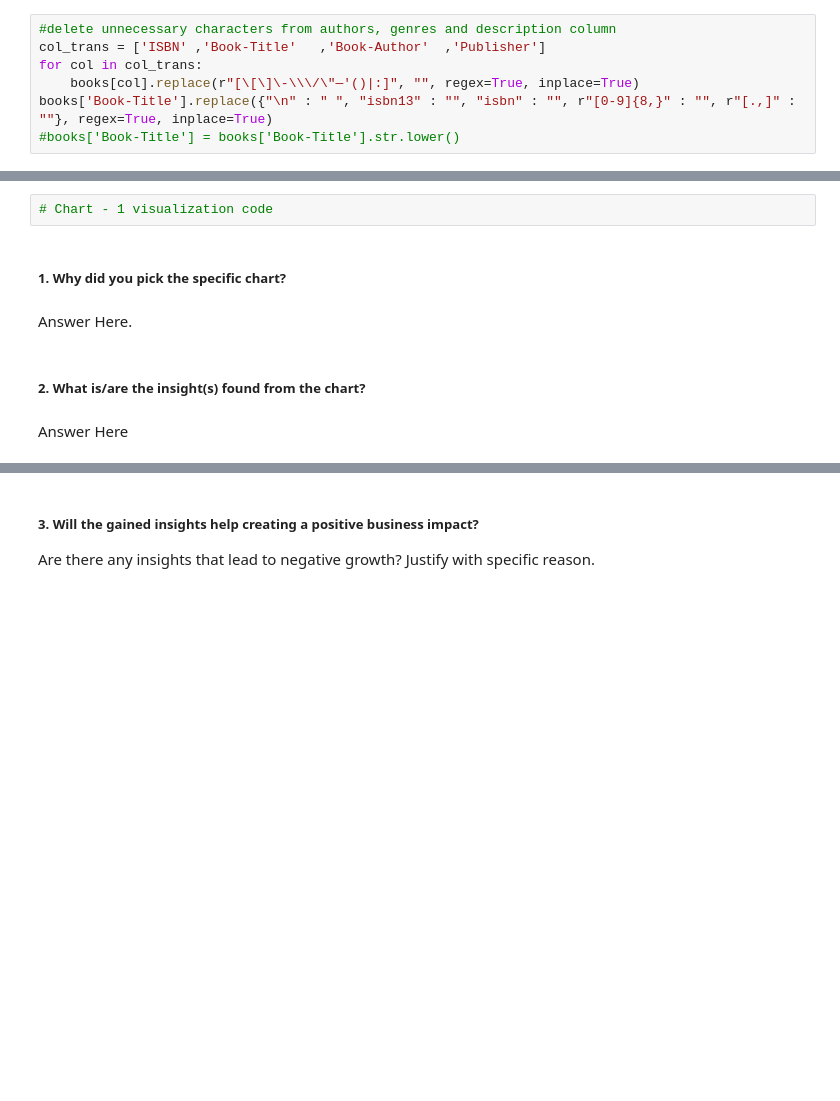
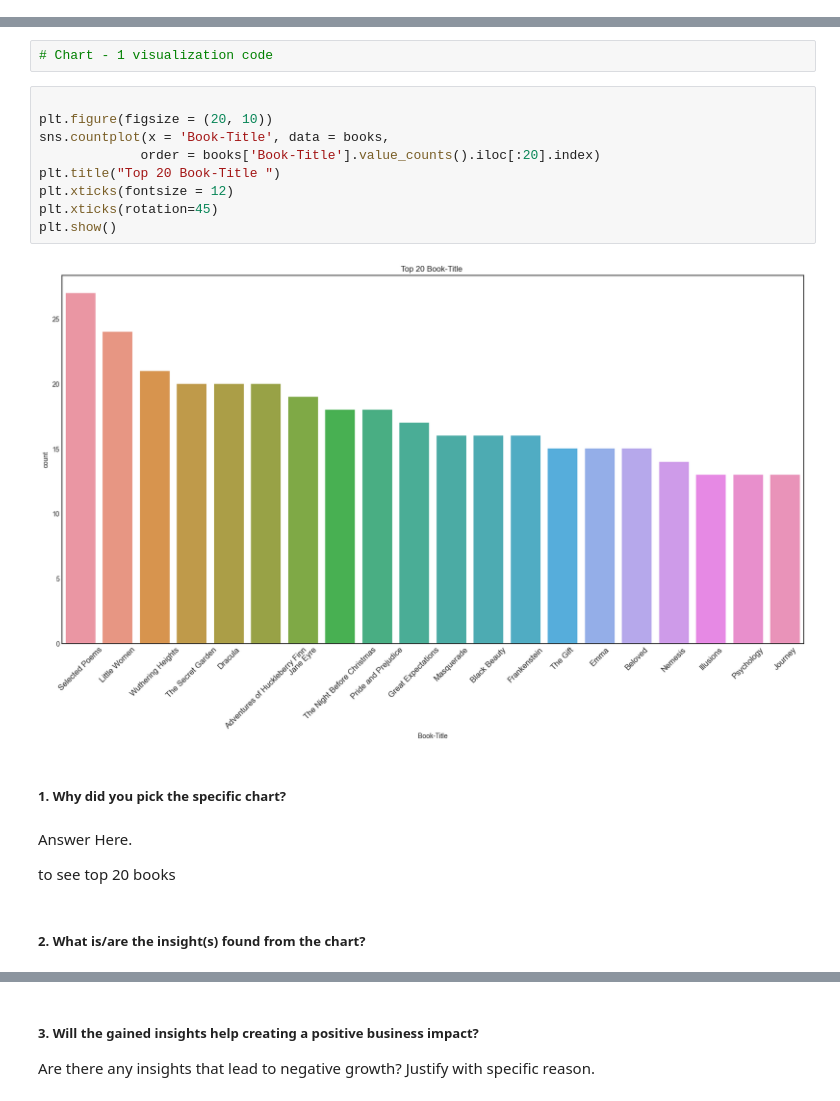
Before and after one commit to kaushikk1999/Book-Recommendation-System, a Jupyter notebook: Book Recommendation System 2.ipynb, the cells around one changed output, grey strips where cells are left out. Drawn from its saved outputs; the diff is of its cells as text; blank space fills up the shorter version.

```diff
--- a/Book Recommendation System 2.ipynb
+++ b/Book Recommendation System 2.ipynb
@@ -439,7 +502,0 @@ ratings['ISBN'].replace({"\n" : " ", "isbn13" : "", "isbn" : "", r"[0-9]{8,}" :
-# %%
-#delete unnecessary characters from authors, genres and description column
-col_trans = ['ISBN'	,'Book-Title'	,'Book-Author'	,'Publisher']
-for col in col_trans:
-    books[col].replace(r"[\[\]\-\\\/\"—'()|:]", "", regex=True, inplace=True)
-books['Book-Title'].replace({"\n" : " ", "isbn13" : "", "isbn" : "", r"[0-9]{8,}" : "", r"[.,]" : ""}, regex=True, inplace=True)
-#books['Book-Title'] = books['Book-Title'].str.lower()
@@ -460,11 +595,22 @@ Answer Here.
 #### Chart - 1
 # %%
 # Chart - 1 visualization code
+# %%
+
+plt.figure(figsize = (20, 10))
+sns.countplot(x = 'Book-Title', data = books,
+             order = books['Book-Title'].value_counts().iloc[:20].index)
+plt.title("Top 20 Book-Title ")
+plt.xticks(fontsize = 12)
+plt.xticks(rotation=45)
+plt.show()
+# %% [output]
+[figure, added]
 # %% [markdown]
 ##### 1. Why did you pick the specific chart?
-# %% [markdown]
-Answer Here.
+# %% [markdown]
+Answer Here.
+
+to see top 20 books
 # %% [markdown]
 ##### 2. What is/are the insight(s) found from the chart?
-# %% [markdown]
-Answer Here
```
Also changed, not shown: parts of 125 cells of this notebook.
